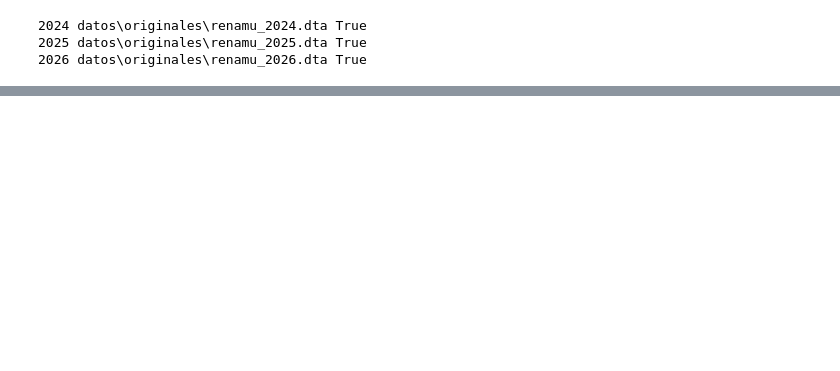
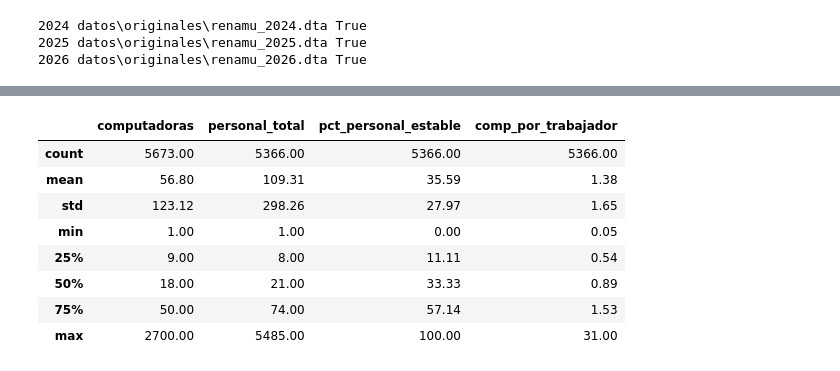
Before and after one commit to Clandra91/Python_intermedio, a Jupyter notebook: tarea_3/01_procesamiento.ipynb, the cells around one changed output, grey strips where cells are left out. Cells and saved outputs as stored; diff of their text form; code cells hidden in the pictures; blank space fills up the shorter version.

Commit message:
#7 Calidad, indicadores e índice de capacidad

```diff
--- a/tarea_3/01_procesamiento.ipynb
+++ b/tarea_3/01_procesamiento.ipynb
@@ -33,0 +258,7 @@ for anio, ruta in ARCHIVOS.items():
+# %%
+# Se excluye Santa Rosa de Loreto (solo aparece en 2026)
+renamu = renamu[renamu["Ubigeo"] != "160405"]
+print(renamu.shape)
+
+# Verificación: cada año debe tener 196 provinciales y 1 695 distritales
+pd.crosstab(renamu["anio"], renamu["Tipomuni"])
@@ -33,0 +288,12 @@ for anio, ruta in ARCHIVOS.items():
+# %%
+# En la pregunta 22, el código 23 indica que la municipalidad requiere apoyo en el SISFOH
+renamu["requiere_asistencia"] = (renamu["P22_AT23"] == 23).astype(int)
+renamu["requiere_capacitacion"] = (renamu["P22_C23"] == 23).astype(int)
+
+# Requiere al menos uno de los dos
+renamu["requiere_alguna"] = (
+    (renamu["requiere_asistencia"] == 1) | (renamu["requiere_capacitacion"] == 1)
+).astype(int)
+
+# Porcentaje de municipalidades por año
+(renamu.groupby("anio")[["requiere_asistencia", "requiere_capacitacion", "requiere_alguna"]].mean() * 100).round(1)
@@ -33,0 +306,12 @@ for anio, ruta in ARCHIVOS.items():
+# %%
+# Conectividad
+renamu["tiene_internet"] = (renamu["P14"] == 1).astype(int)
+
+# Conexión fija: Wi-Fi (1), ADSL/DSL (3) o fibra óptica (5).
+# No se consideran la banda ancha móvil (2) ni la satelital (4).
+renamu["conexion_fija"] = renamu["P14A_2"].isin([1, 3, 5]).astype(int)
+
+# Equipos: total de computadoras de todos los tipos de procesador
+renamu["computadoras"] = renamu[COMPUTADORAS].sum(axis=1)
+
+(renamu.groupby("anio")[["tiene_internet", "conexion_fija"]].mean() * 100).round(1)
@@ -33,0 +324,23 @@ for anio, ruta in ARCHIVOS.items():
+# %%
+# Personal al 31 de diciembre del año anterior
+renamu["personal_total"] = renamu["P19D_T"]
+
+# Personal estable: nombrados del D. Leg. 276 y trabajadores del D. Leg. 728 (mujeres y hombres)
+renamu["personal_estable"] = (
+    renamu["P19D_NM"] + renamu["P19D_NH"] + renamu["P19D_LM"] + renamu["P19D_LH"]
+)
+
+renamu["pct_personal_estable"] = renamu["personal_estable"] / renamu["personal_total"] * 100
+renamu["comp_por_trabajador"] = renamu["computadoras"] / renamu["personal_total"]
+
+renamu[["computadoras", "personal_total", "pct_personal_estable", "comp_por_trabajador"]].describe().round(2)
+# %% [output]
+|  | computadoras | personal_total | pct_personal_estable | comp_por_trabajador |
+| count | 5673.00 | 5366.00 | 5366.00 | 5366.00 |
+| mean | 56.80 | 109.31 | 35.59 | 1.38 |
+| std | 123.12 | 298.26 | 27.97 | 1.65 |
+| min | 1.00 | 1.00 | 0.00 | 0.05 |
+| 25% | 9.00 | 8.00 | 11.11 | 0.54 |
+| 50% | 18.00 | 21.00 | 33.33 | 0.89 |
+| 75% | 50.00 | 74.00 | 57.14 | 1.53 |
+| max | 2700.00 | 5485.00 | 100.00 | 31.00 |
```
Also changed, not shown: parts of 28 cells of this notebook, 1 other file.
